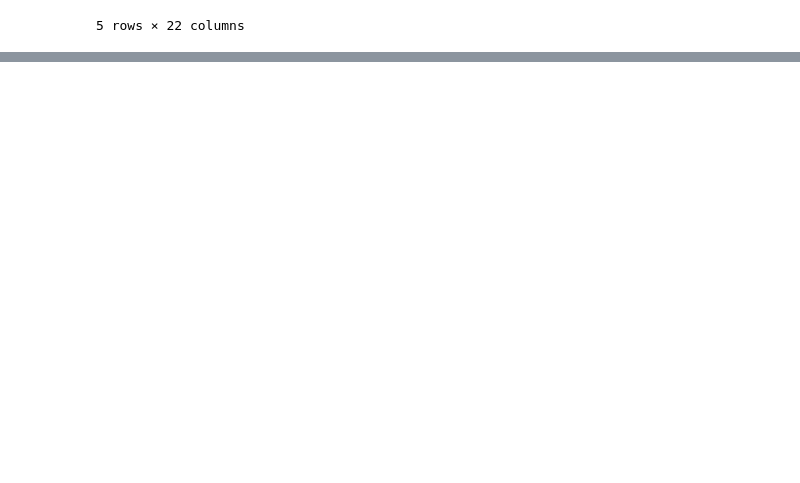
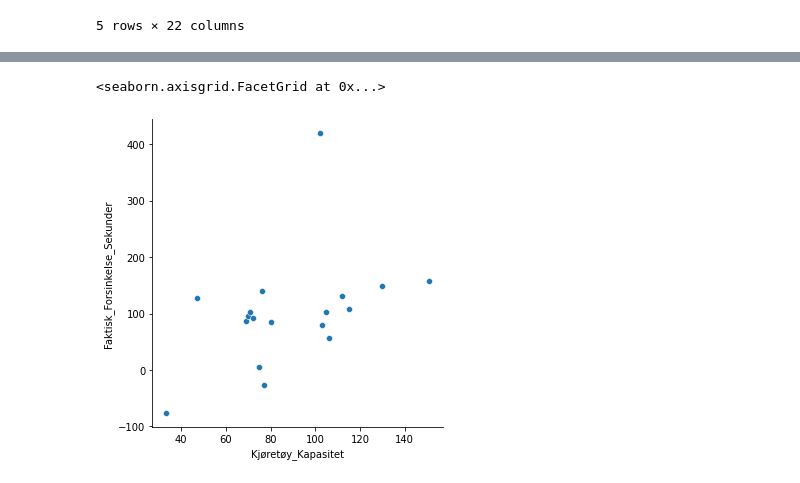
Before and after one commit to ulsin/ai-oblig-1, a Jupyter notebook: oblig1notebook.ipynb, the cells around one changed output, grey strips where cells are left out. Cells and saved outputs as stored; diff of their text form; code cells hidden in the pictures; blank space fills up the shorter version.

```diff
--- a/oblig1notebook.ipynb
+++ b/oblig1notebook.ipynb
@@ -255,0 +300,12 @@ print()
+# %%
+#PLOT 4
+# Seeing if there is relation between capacity and delay
+# Seems to be slight corelation
+
+dfCapacity = df.groupby("Kjøretøy_Kapasitet")
+meanCapDel = dfCapacity["Faktisk_Forsinkelse_Sekunder"].mean()
+
+sns.relplot(data = meanCapDel)
+# %% [output]
+<seaborn.axisgrid.FacetGrid at 0x...>
+[figure, added]
```
Also changed, not shown: parts of 7 cells of this notebook.
